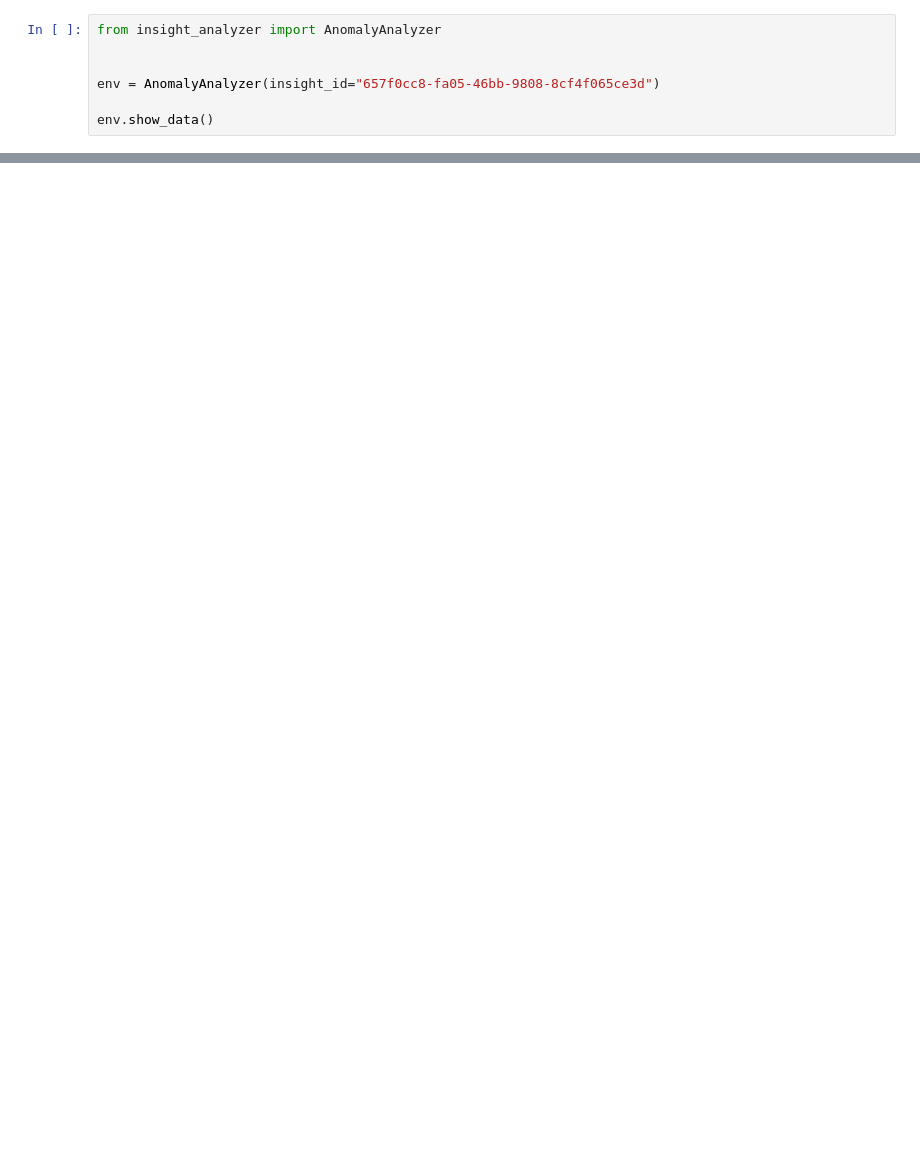
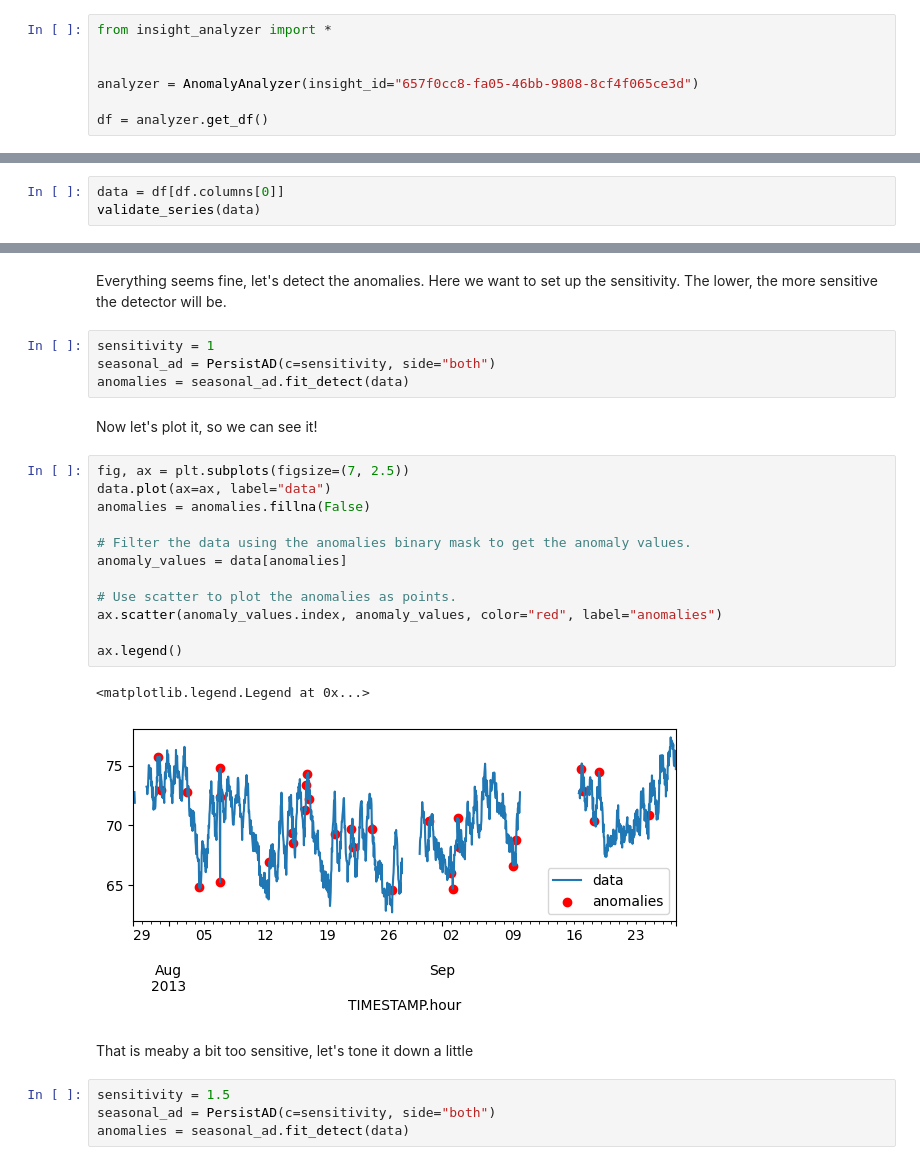
Before and after one commit to xMort/gdc-jupyter, a Jupyter notebook: templates/anomalies.ipynb, the cells around one changed output, grey strips where cells are left out. Cells and saved outputs as stored; diff of their text form; blank space fills up the shorter version.

Commit message:
Adding Anomalies

```diff
--- a/templates/anomalies.ipynb
+++ b/templates/anomalies.ipynb
@@ -1,7 +1,7 @@
 # %%
-from insight_analyzer import AnomalyAnalyzer
+from insight_analyzer import *
 
 
-env = AnomalyAnalyzer(insight_id="657f0cc8-fa05-46bb-9808-8cf4f065ce3d")
+analyzer = AnomalyAnalyzer(insight_id="657f0cc8-fa05-46bb-9808-8cf4f065ce3d")
 
-env.show_data()
+df = analyzer.get_df()
@@ -13,0 +10,3 @@ env.anomalies()
+# %%
+data = df[df.columns[0]]
+validate_series(data)
@@ -13,0 +27,29 @@ env.anomalies()
+# %% [markdown]
+Everything seems fine, let's detect the anomalies. Here we want to set up the sensitivity. The lower, the more sensitive the detector will be.
+# %%
+sensitivity = 1
+seasonal_ad = PersistAD(c=sensitivity, side="both")
+anomalies = seasonal_ad.fit_detect(data)
+# %% [markdown]
+Now let's plot it, so we can see it!
+# %%
+fig, ax = plt.subplots(figsize=(7, 2.5))
+data.plot(ax=ax, label="data")
+anomalies = anomalies.fillna(False)
+
+# Filter the data using the anomalies binary mask to get the anomaly values.
+anomaly_values = data[anomalies]
+
+# Use scatter to plot the anomalies as points.
+ax.scatter(anomaly_values.index, anomaly_values, color="red", label="anomalies")
+
+ax.legend()
+# %% [output]
+<matplotlib.legend.Legend at 0x...>
+[figure, added]
+# %% [markdown]
+That is meaby a bit too sensitive, let's tone it down a little
+# %%
+sensitivity = 1.5
+seasonal_ad = PersistAD(c=sensitivity, side="both")
+anomalies = seasonal_ad.fit_detect(data)
```
Also changed, not shown: parts of 8 cells of this notebook, 2 other files.
